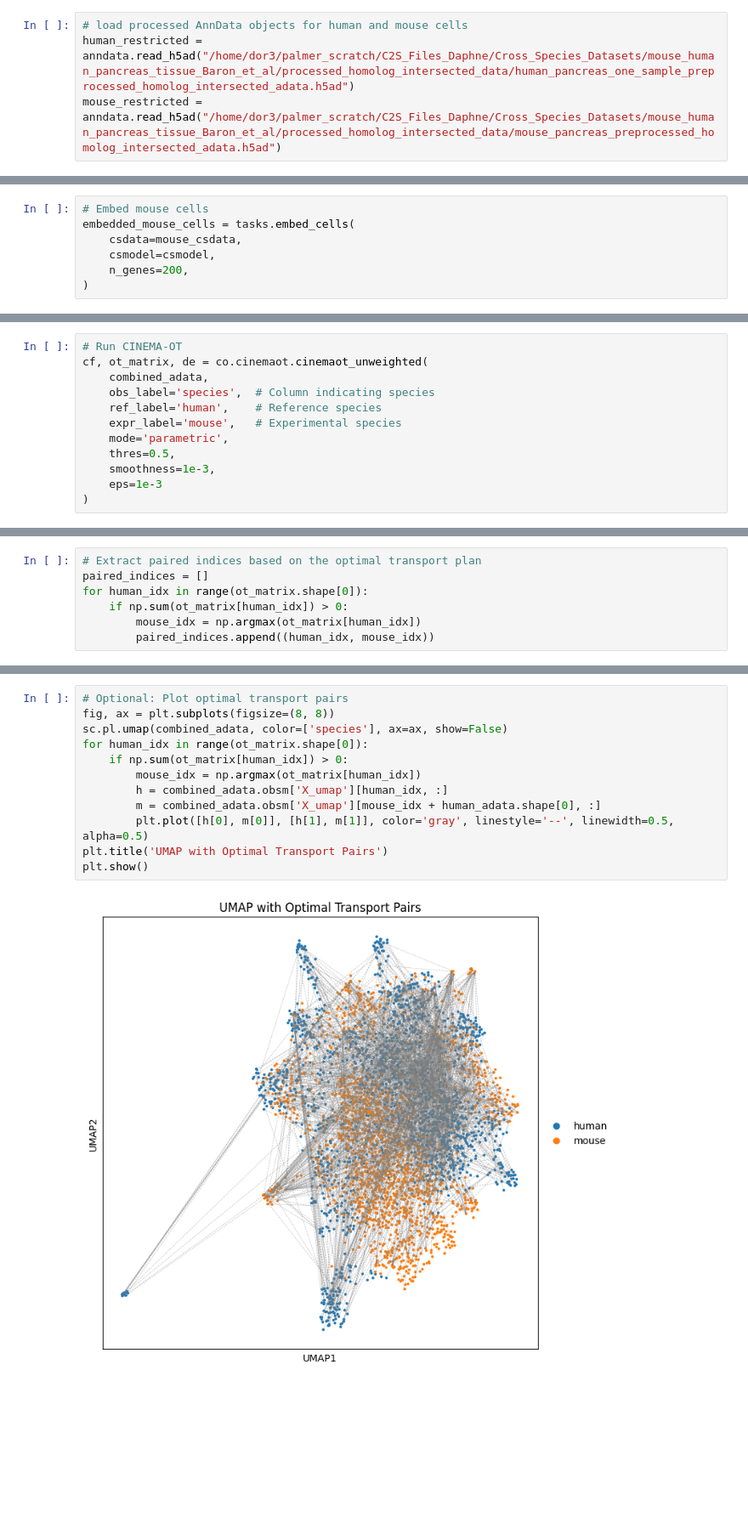
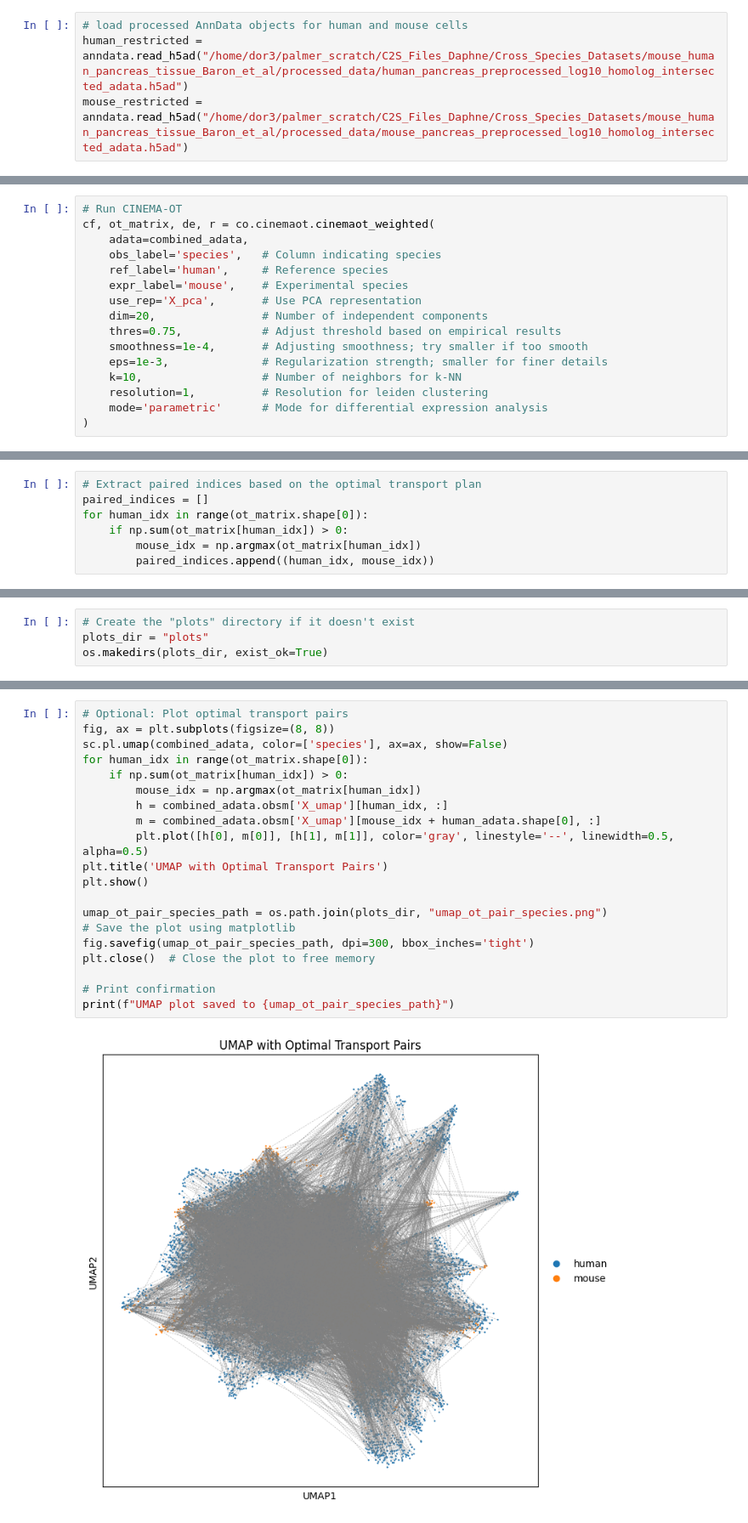
Before and after one commit to daphneraskin/cell2sentence-local, a Jupyter notebook: cross_species/Cinema OT/pancreas_tissue_c2s_embeddings_cinema_ot_pairing.ipynb, the cells around one changed output, grey strips where cells are left out. Shown at 85% size. Drawn from its saved outputs; the diff is of its cells as text; blank space fills up the shorter version.

Commit message:
Working on cinemaot and embedded cells

```diff
--- a/cross_species/Cinema OT/pancreas_tissue_c2s_embeddings_cinema_ot_pairing.ipynb
+++ b/cross_species/Cinema OT/pancreas_tissue_c2s_embeddings_cinema_ot_pairing.ipynb
@@ -34,8 +34,8 @@ from pandas import DataFrame
 import seaborn as sns
 # %%
 # load processed AnnData objects for human and mouse cells
-human_restricted = anndata.read_h5ad("/home/dor3/palmer_scratch/C2S_Files_Daphne/Cross_Species_Datasets/mouse_human_pancreas_tissue_Baron_et_al/processed_homolog_intersected_data/human_pancreas_one_sample_preprocessed_homolog_intersected_adata.h5ad")
-mouse_restricted = anndata.read_h5ad("/home/dor3/palmer_scratch/C2S_Files_Daphne/Cross_Species_Datasets/mouse_human_pancreas_tissue_Baron_et_al/processed_homolog_intersected_data/mouse_pancreas_preprocessed_homolog_intersected_adata.h5ad")
+human_restricted = anndata.read_h5ad("/home/dor3/palmer_scratch/C2S_Files_Daphne/Cross_Species_Datasets/mouse_human_pancreas_tissue_Baron_et_al/processed_data/human_pancreas_preprocessed_log10_homolog_intersected_adata.h5ad")
+mouse_restricted = anndata.read_h5ad("/home/dor3/palmer_scratch/C2S_Files_Daphne/Cross_Species_Datasets/mouse_human_pancreas_tissue_Baron_et_al/processed_data/mouse_pancreas_preprocessed_log10_homolog_intersected_adata.h5ad")
 # %%
 human_restricted
 # %% [output]
@@ -184,7 +161,0 @@ Embedding 1937 cells using CSModel...
-# %%
-# Embed mouse cells
-embedded_mouse_cells = tasks.embed_cells(
-    csdata=mouse_csdata,
-    csmodel=csmodel,
-    n_genes=200,
-)
@@ -281,14 +328,18 @@ sc.pp.pca(combined_adata)
 # %%
 # Run CINEMA-OT
-cf, ot_matrix, de = co.cinemaot.cinemaot_unweighted(
-    combined_adata,
-    obs_label='species',  # Column indicating species
-    ref_label='human',    # Reference species
-    expr_label='mouse',   # Experimental species
-    mode='parametric',
-    thres=0.5,
-    smoothness=1e-3,
-    eps=1e-3
+cf, ot_matrix, de, r = co.cinemaot.cinemaot_weighted(
+    adata=combined_adata,
+    obs_label='species',   # Column indicating species
+    ref_label='human',     # Reference species
+    expr_label='mouse',    # Experimental species
+    use_rep='X_pca',       # Use PCA representation
+    dim=20,                # Number of independent components
+    thres=0.75,            # Adjust threshold based on empirical results
+    smoothness=1e-4,       # Adjusting smoothness; try smaller if too smooth
+    eps=1e-3,              # Regularization strength; smaller for finer details
+    k=10,                  # Number of neighbors for k-NN
+    resolution=1,          # Resolution for leiden clustering
+    mode='parametric'      # Mode for differential expression analysis
 )
 # %%
 # Display results
@@ -356,3 +409,7 @@ Human cell 1936 paired with Mouse cell 303
+# %%
+# Create the "plots" directory if it doesn't exist
+plots_dir = "plots"
+os.makedirs(plots_dir, exist_ok=True)
 # %%
 # Optional: Visualize the optimal transport pairs on UMAP
 sc.pp.neighbors(combined_adata, use_rep='X_pca')
@@ -377,14 +454,22 @@ sc.pl.umap(combined_adata, color=['cell_type'])
 # %%
 # Optional: Plot optimal transport pairs
 fig, ax = plt.subplots(figsize=(8, 8))
 sc.pl.umap(combined_adata, color=['species'], ax=ax, show=False)
 for human_idx in range(ot_matrix.shape[0]):
     if np.sum(ot_matrix[human_idx]) > 0:
         mouse_idx = np.argmax(ot_matrix[human_idx])
         h = combined_adata.obsm['X_umap'][human_idx, :]
         m = combined_adata.obsm['X_umap'][mouse_idx + human_adata.shape[0], :]
         plt.plot([h[0], m[0]], [h[1], m[1]], color='gray', linestyle='--', linewidth=0.5, alpha=0.5)
 plt.title('UMAP with Optimal Transport Pairs')
 plt.show()
+
+umap_ot_pair_species_path = os.path.join(plots_dir, "umap_ot_pair_species.png")
+# Save the plot using matplotlib
+fig.savefig(umap_ot_pair_species_path, dpi=300, bbox_inches='tight')
+plt.close()  # Close the plot to free memory
+
+# Print confirmation
+print(f"UMAP plot saved to {umap_ot_pair_species_path}")
 # %% [output]
-[figure, old version]
+[figure, new version]
```
Also changed, not shown: parts of 28 cells of this notebook, 8 other files.
